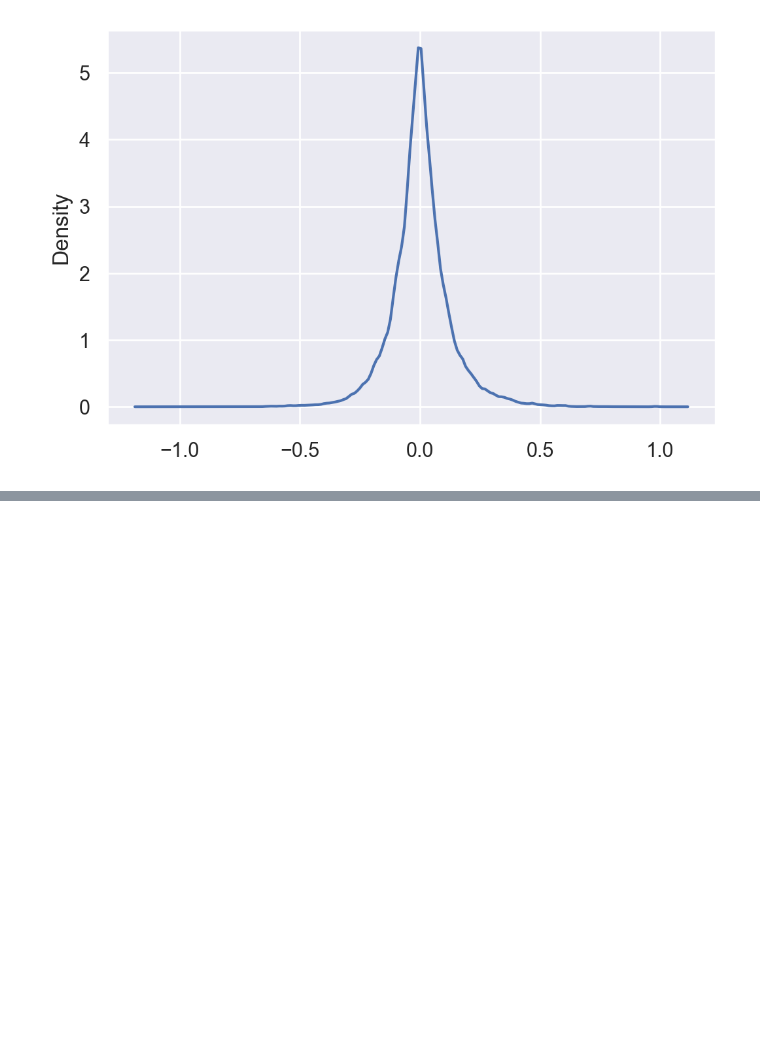
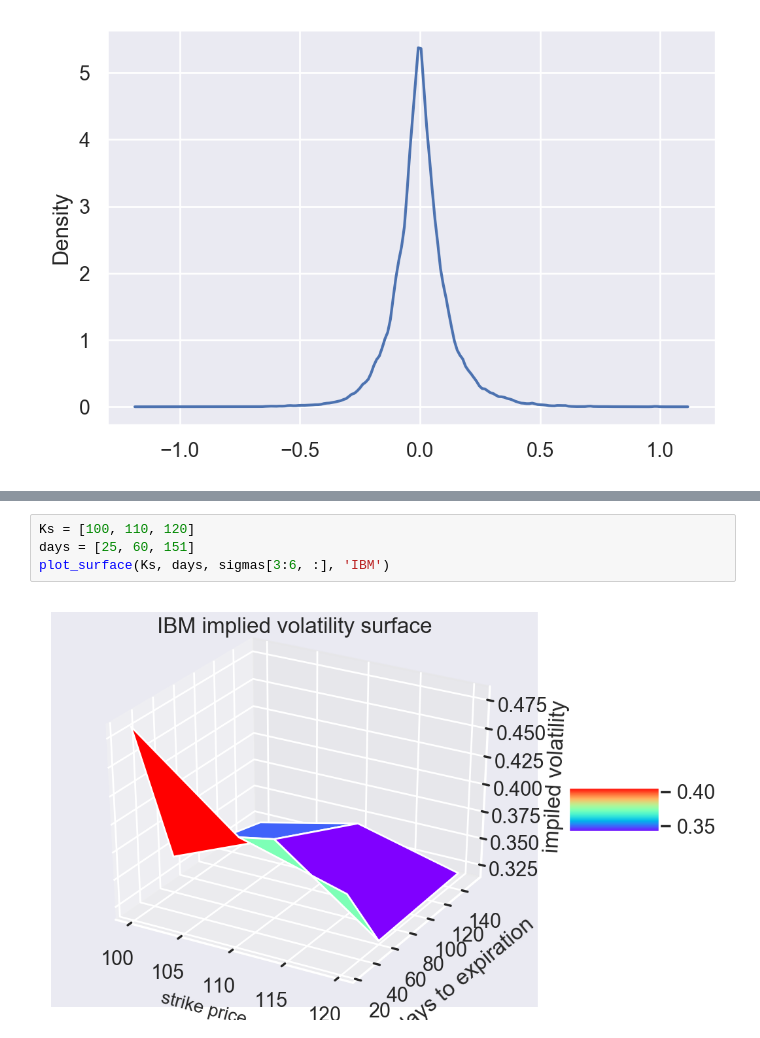
Before and after one commit to panyiming/Derivatives_pricing, a Jupyter notebook: hw2/hw2.ipynb, the cells around one changed output, grey strips where cells are left out. Cells and saved outputs as stored; diff of their text form; blank space fills up the shorter version.

```diff
--- a/hw2/hw2.ipynb
+++ b/hw2/hw2.ipynb
@@ -183,0 +276,6 @@ sns.kdeplot(error)
+# %%
+Ks = [100, 110, 120]
+days = [25, 60, 151]
+plot_surface(Ks, days, sigmas[3:6, :], 'IBM')
+# %% [output]
+[figure, added]
```
Also changed, not shown: parts of 6 cells of this notebook, 1 other file.
